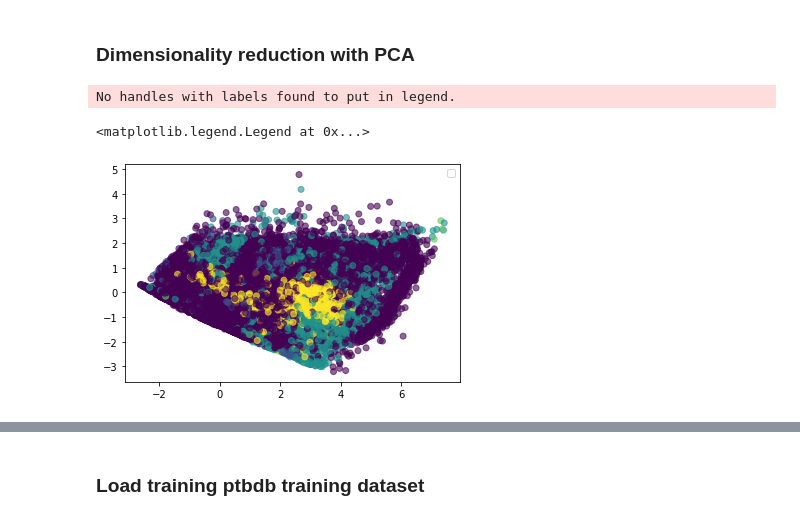
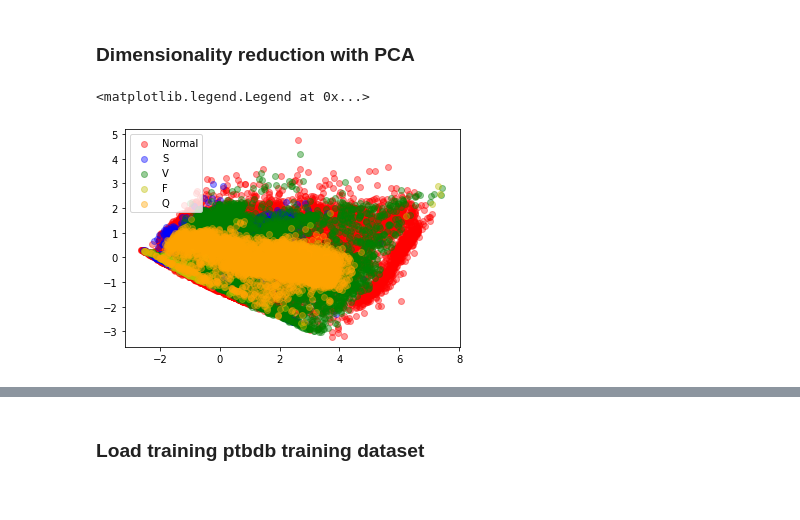
Before and after one commit to CarlosGomes98/ECG-Classification, a Jupyter notebook: Visualization.ipynb, the cells around one changed output, grey strips where cells are left out. Drawn from its saved outputs; the diff is of its cells as text; code cells hidden in the pictures.

```diff
--- a/Visualization.ipynb
+++ b/Visualization.ipynb
@@ -51,12 +52,12 @@ plt.show()
 # %%
 X_centered = X - X.mean(axis=0)
 # %%
+colors = ['r', 'b', 'g', 'y', 'orange']
+label_names = ['Normal', 'S', 'V', 'F', 'Q']
 pca = decomposition.PCA(n_components=2)
 components = pca.fit_transform(X_centered.squeeze())
-fig, ax = plt.subplots()
-plt.scatter(components[:, 0], components[:, 1], c=Y.tolist(), alpha = 0.6)
-plt.legend()
+axes = [plt.scatter(components[label_index[i], 0], components[label_index[i], 1], c=colors[i], alpha = 0.4) for i in range(5)]
+plt.legend(axes, label_names)
 # %% [output]
-No handles with labels found to put in legend.
+<matplotlib.legend.Legend at 0x...>
-<matplotlib.legend.Legend at 0x...>
-[figure, old version]
+[figure, new version]
```
Also changed, not shown: parts of 6 cells of this notebook.
